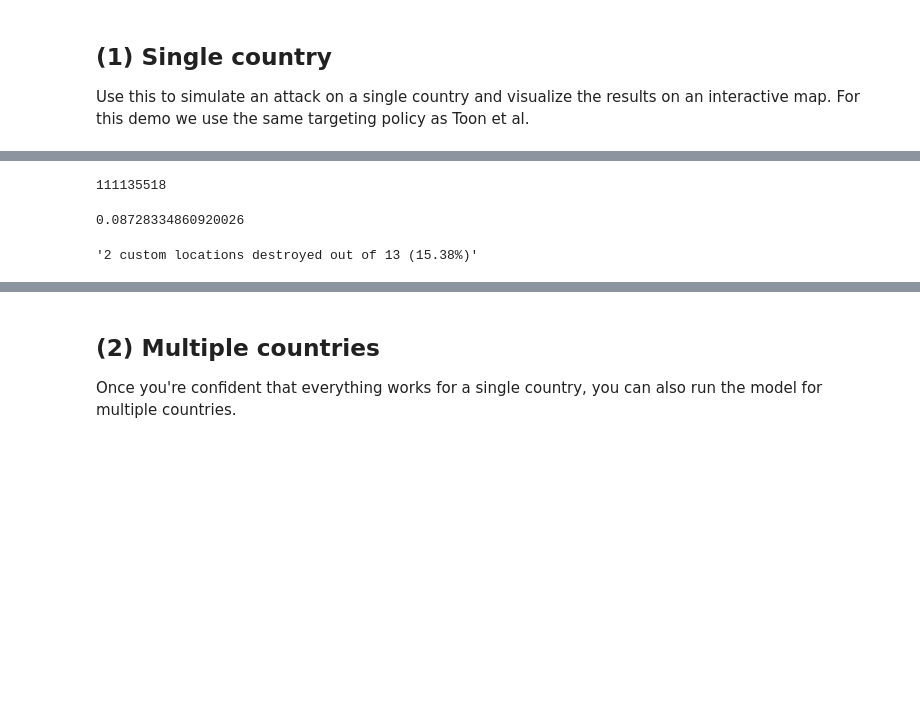
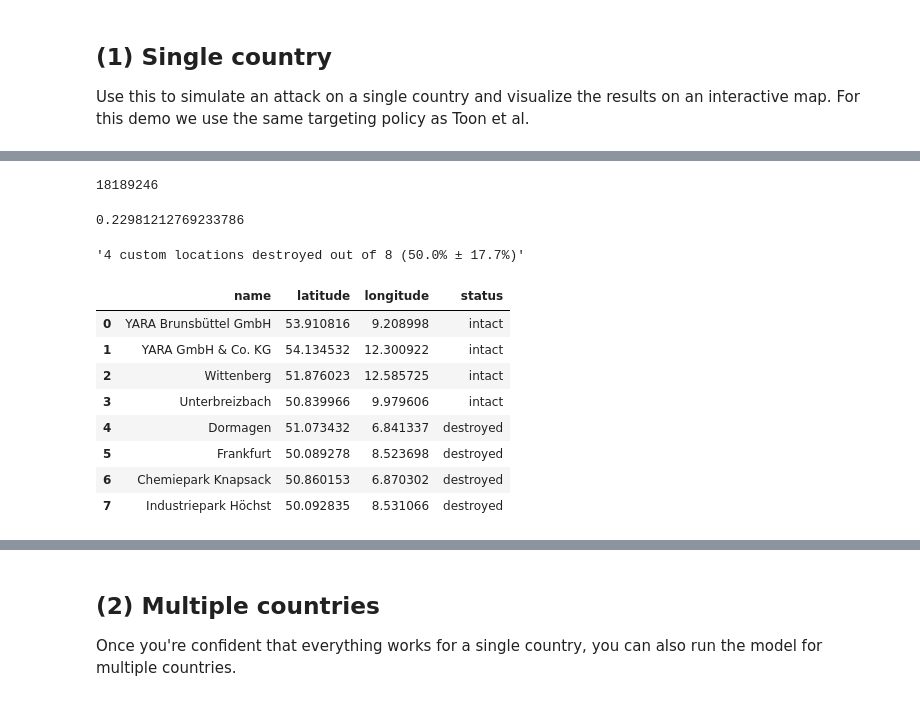
Before and after one commit to allfed/Population-Loss-NW, a Jupyter notebook: scripts/master.ipynb, the cells around one changed output, grey strips where cells are left out. Cells and saved outputs as stored; diff of their text form; code cells hidden in the pictures; blank space fills up the shorter version.

```diff
--- a/scripts/master.ipynb
+++ b/scripts/master.ipynb
@@ -18,7 +18,7 @@ plt.style.use("https://raw.githubusercontent.com/allfed/ALLFED-matplotlib-style-
 Use this to simulate an attack on a single country and visualize the results on an interactive map. For this demo we use the same targeting policy as Toon et al.
 # %%
 # country that is attacked
-country_name = "India"
+country_name = "Germany"
 
 # nuclear arsenal with which the country is attacked (number of warheads and yield in kt)
 arsenal = 200*[100]
@@ -35,17 +52,29 @@ country.attack_max_fatality(arsenal, include_injuries=False, non_overlapping=Tru
 # This is the total number of fatalities
 country.get_total_fatalities()
 # %% [output]
-111135518
+18189246
 # %%
 # This is the fraction of the country's total industrial area that is burned down
 country.get_total_destroyed_industrial_area()
 # %% [output]
-0.08728334860920026
+0.22981212769233786
 # %%
 # This is to check if some locations of interest (in ../data/custom-locations) are destroyed
 country.get_number_destroyed_custom_locations()
 # %% [output]
-'2 custom locations destroyed out of 13 (15.38%)'
+'4 custom locations destroyed out of 8 (50.0% ± 17.7%)'
+# %%
+country.custom_locations
+# %% [output]
+|  | name | latitude | longitude | status |
+| 0 | YARA Brunsbüttel GmbH | 53.910816 | 9.208998 | intact |
+| 1 | YARA GmbH & Co. KG | 54.134532 | 12.300922 | intact |
+| 2 | Wittenberg | 51.876023 | 12.585725 | intact |
+| 3 | Unterbreizbach | 50.839966 | 9.979606 | intact |
+| 4 | Dormagen | 51.073432 | 6.841337 | destroyed |
+| 5 | Frankfurt | 50.089278 | 8.523698 | destroyed |
+| 6 | Chemiepark Knapsack | 50.860153 | 6.870302 | destroyed |
+| 7 | Industriepark Höchst | 50.092835 | 8.531066 | destroyed |
 # %%
 m = country.plot(show_hit_regions=True, show_industrial_areas=False, show_custom_locations=True)
 m
```
Also changed, not shown: parts of 2 cells of this notebook, 3 other files.
